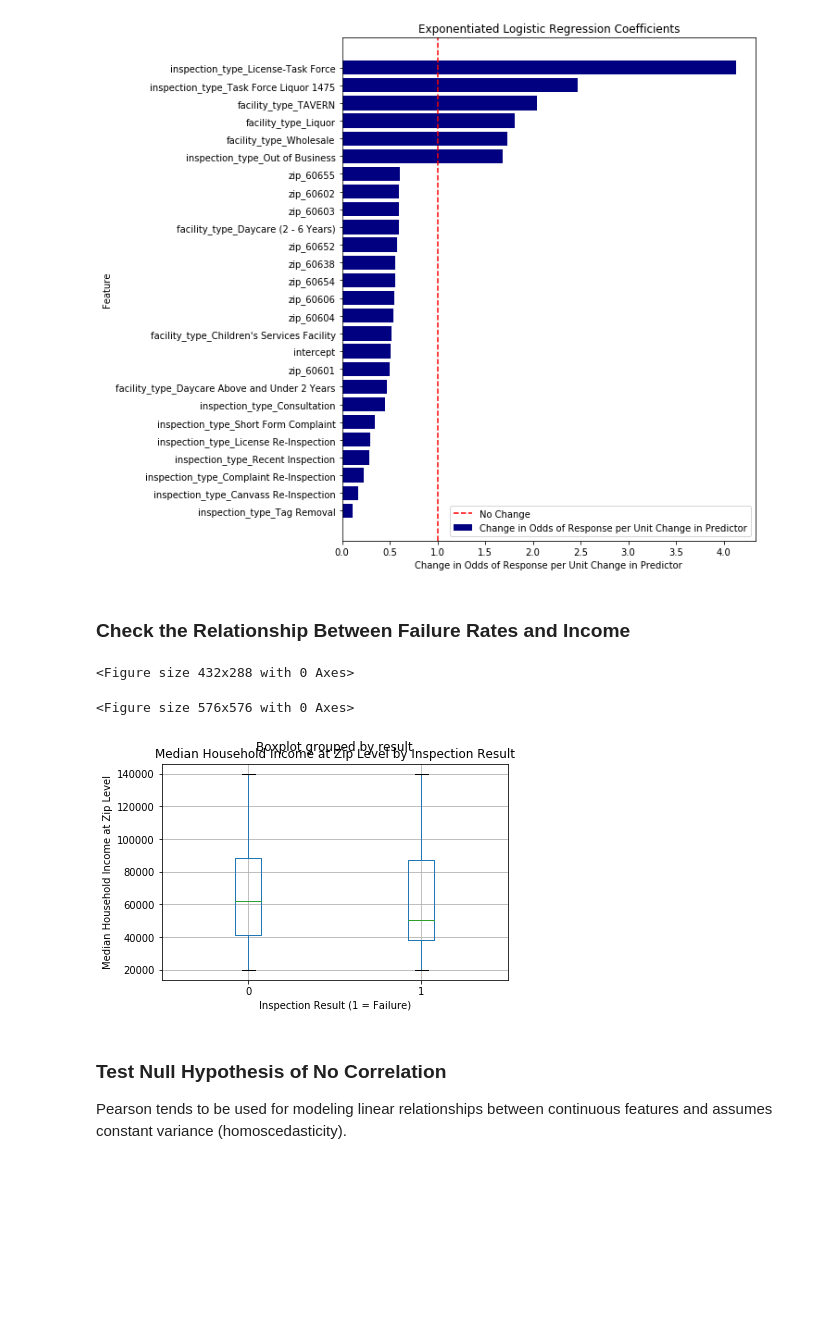
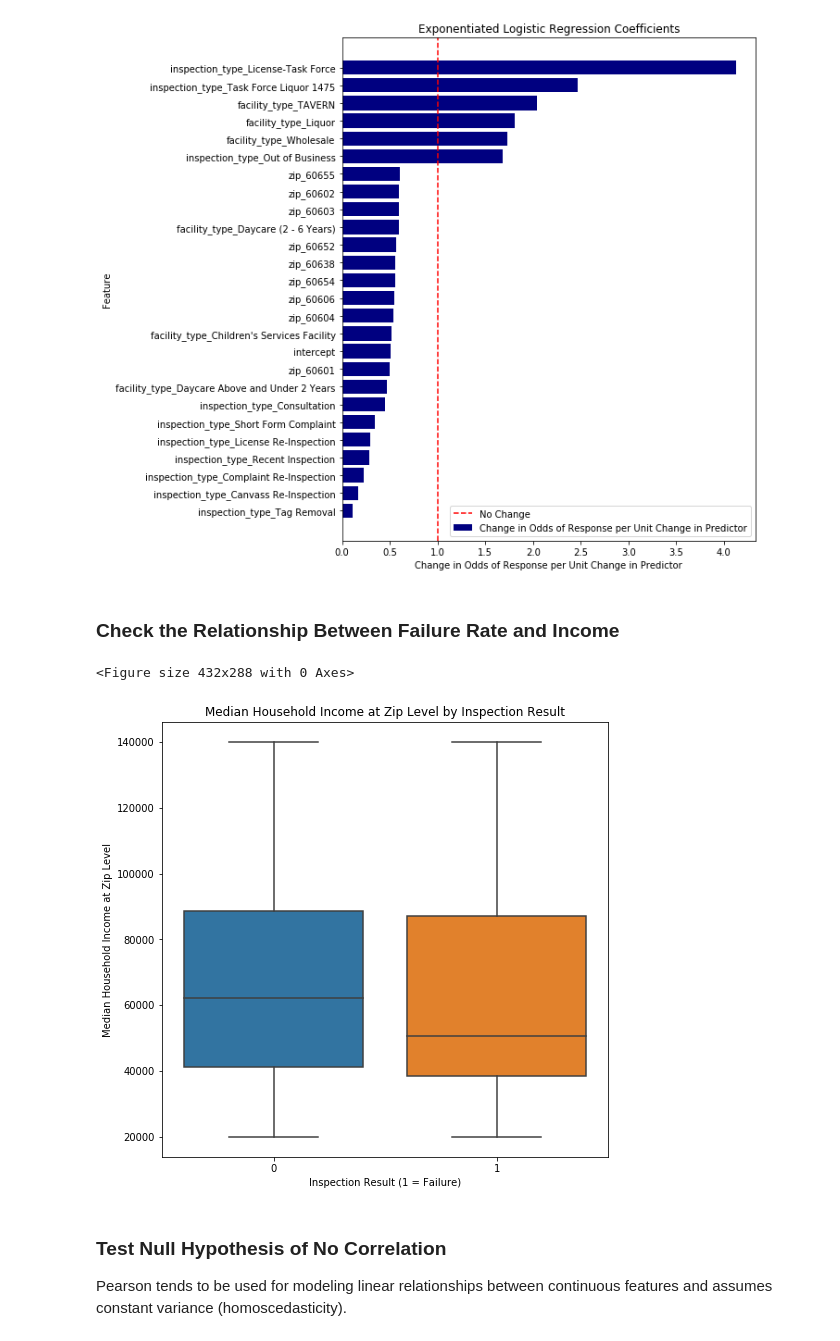
Before and after one commit to jstremme/DATA512-Research, a Jupyter notebook: final_project/notebooks/04_statistical_analysis_and_modeling.ipynb, the cells around one changed output. Drawn from its saved outputs; the diff is of its cells as text; code cells hidden in the pictures; blank space fills up the shorter version.

```diff
--- a/final_project/notebooks/04_statistical_analysis_and_modeling.ipynb
+++ b/final_project/notebooks/04_statistical_analysis_and_modeling.ipynb
@@ -681,19 +676,18 @@ plot_coef_effect_size(no_income_lasso_clf['clf'], X_train.drop('median_household
 <Figure size 432x288 with 0 Axes>
 [figure]
 # %% [markdown]
-### Check the Relationship Between Failure Rates and Income
+### Check the Relationship Between Failure Rate and Income
 # %%
 plt.clf()
 plt.figure(figsize=(8, 8))
-feature_df.boxplot(column='median_household_income', by='result')
+sns.boxplot(x='result', y='median_household_income', data=feature_df)
 plt.title('Median Household Income at Zip Level by Inspection Result')
 plt.ylabel('Median Household Income at Zip Level')
 plt.xlabel('Inspection Result (1 = Failure)')
 plt.show()
 # %% [output]
 <Figure size 432x288 with 0 Axes>
-<Figure size 576x576 with 0 Axes>
-[figure, old version]
+[figure, new version]
 # %% [markdown]
 ### Test Null Hypothesis of No Correlation
 Pearson tends to be used for modeling linear relationships between continuous features and assumes constant variance (homoscedasticity).
```
Also changed, not shown: parts of 41 cells of this notebook, 6 other files.
